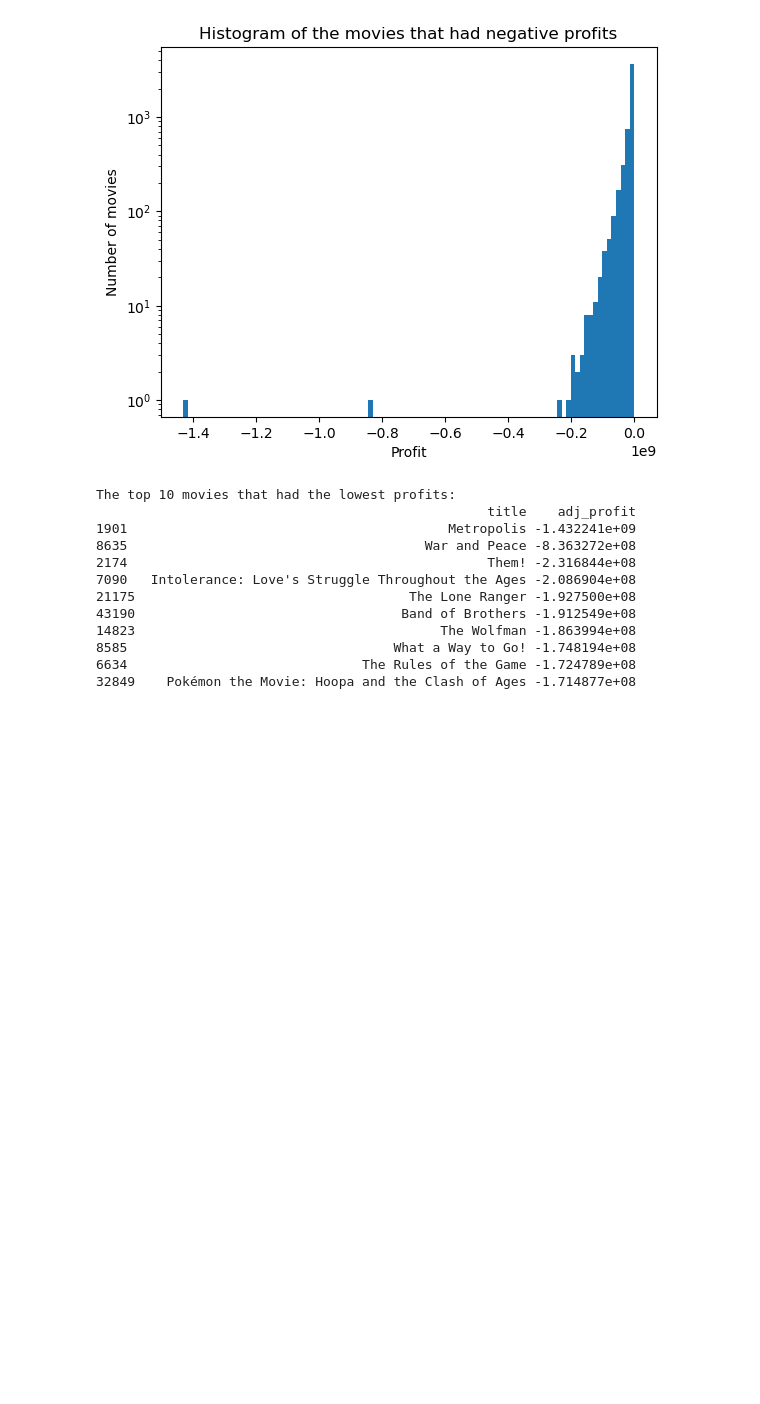
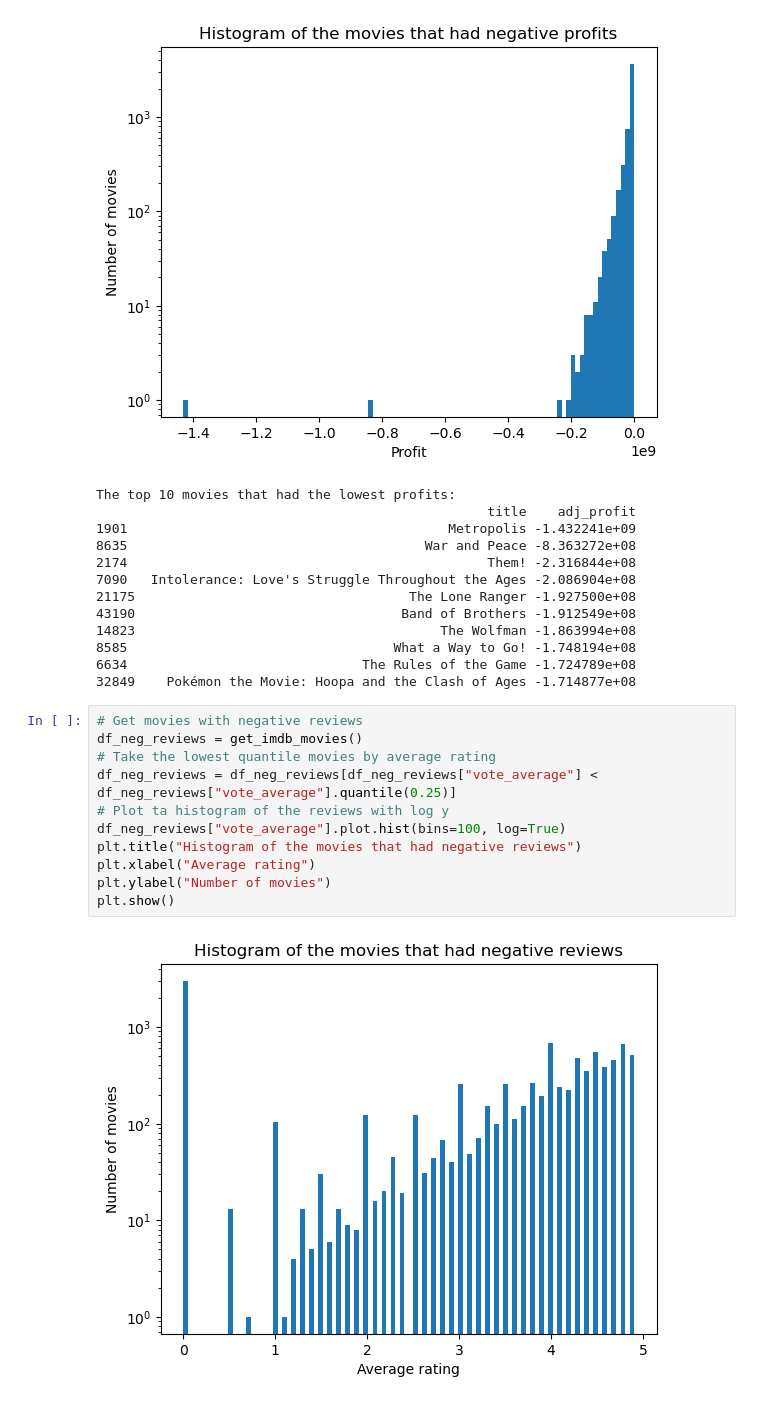
Before and after one commit to epfl-ada/ada-2022-project-adamax, a Jupyter notebook: src/movie-success-analysis.ipynb, the cells around one changed output. Cells and saved outputs as stored; diff of their text form; blank space fills up the shorter version.

Commit message:
Create data frames for failing movies

```diff
--- a/src/movie-success-analysis.ipynb
+++ b/src/movie-success-analysis.ipynb
@@ -47,3 +47,16 @@ The top 10 movies that had the lowest profits:
 8585                                  What a Way to Go! -1.748194e+08
 6634                              The Rules of the Game -1.724789e+08
 32849    Pokémon the Movie: Hoopa and the Clash of Ages -1.714877e+08
+# %%
+# Get movies with negative reviews
+df_neg_reviews = get_imdb_movies()
+# Take the lowest quantile movies by average rating
+df_neg_reviews = df_neg_reviews[df_neg_reviews["vote_average"] < df_neg_reviews["vote_average"].quantile(0.25)]
+# Plot ta histogram of the reviews with log y
+df_neg_reviews["vote_average"].plot.hist(bins=100, log=True)
+plt.title("Histogram of the movies that had negative reviews")
+plt.xlabel("Average rating")
+plt.ylabel("Number of movies")
+plt.show()
+# %% [output]
+[figure, added]
```
Also changed, not shown: parts of 1 cell of this notebook.
